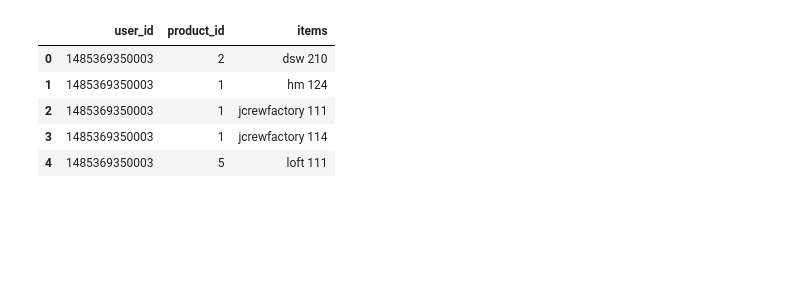
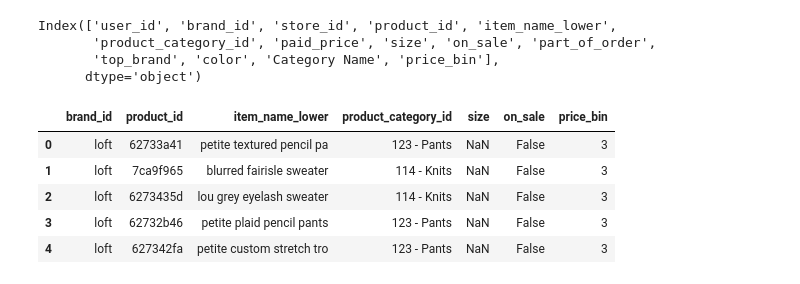
Before and after one commit to radhavrmk/caprs, a Jupyter notebook: code/notebooks/Cap2.ipynb, the cells around one changed output. Cells and saved outputs as stored; diff of their text form; code cells hidden in the pictures; blank space fills up the shorter version.

```diff
--- a/code/notebooks/Cap2.ipynb
+++ b/code/notebooks/Cap2.ipynb
@@ -24,3 +32,10 @@ np.random.seed(my_seed)
 # %%
 df_users = pd.read_csv("../..//data/processed/users.csv")
 df_items = pd.read_csv("../..//data/processed/items.csv")
+df_items.item_name_lower = df_items.item_name_lower.map(lambda x : x[:25])
+df_items.columns
+# %% [output]
+Index(['user_id', 'brand_id', 'store_id', 'product_id', 'item_name_lower',
+       'product_category_id', 'paid_price', 'size', 'on_sale', 'part_of_order',
+       'top_brand', 'color', 'Category Name', 'price_bin'],
+      dtype='object')
@@ -31,12 +42,17 @@ pivot = pivot.drop(["store_id", "product_category_id"], axis= 1)
-# %%
-pivot.head()
-# %% [output]
-|  | user_id | product_id | items |
-| 0 | 1485369350003 | 2 | dsw 210 |
-| 1 | 1485369350003 | 1 | hm 124 |
-| 2 | 1485369350003 | 1 | jcrewfactory 111 |
-| 3 | 1485369350003 | 1 | jcrewfactory 114 |
-| 4 | 1485369350003 | 5 | loft 111 |
+# %%
+## Unique products
+products =df_items.copy()
+products.columns
+products.drop(["user_id","store_id","paid_price","part_of_order","top_brand","color", "Category Name"],axis=1, inplace=True)
+products.drop_duplicates(subset="product_id", inplace=True)
+products.head()
+# %% [output]
+|  | brand_id | product_id | item_name_lower | product_category_id | size | on_sale | price_bin |
+| 0 | loft | 62733a41 | petite textured pencil pa | 123 - Pants | NaN | False | 3 |
+| 1 | loft | 7ca9f965 | blurred fairisle sweater | 114 - Knits | NaN | False | 3 |
+| 2 | loft | 6273435d | lou grey eyelash sweater | 114 - Knits | NaN | False | 3 |
+| 3 | loft | 62732b46 | petite plaid pencil pants | 123 - Pants | NaN | False | 3 |
+| 4 | loft | 627342fa | petite custom stretch tro | 123 - Pants | NaN | False | 3 |
 # %%
 """
 This function creates a sparse matrix and a simple group by for user - product combinations
```
Also changed, not shown: parts of 40 cells of this notebook, 1 other file.
